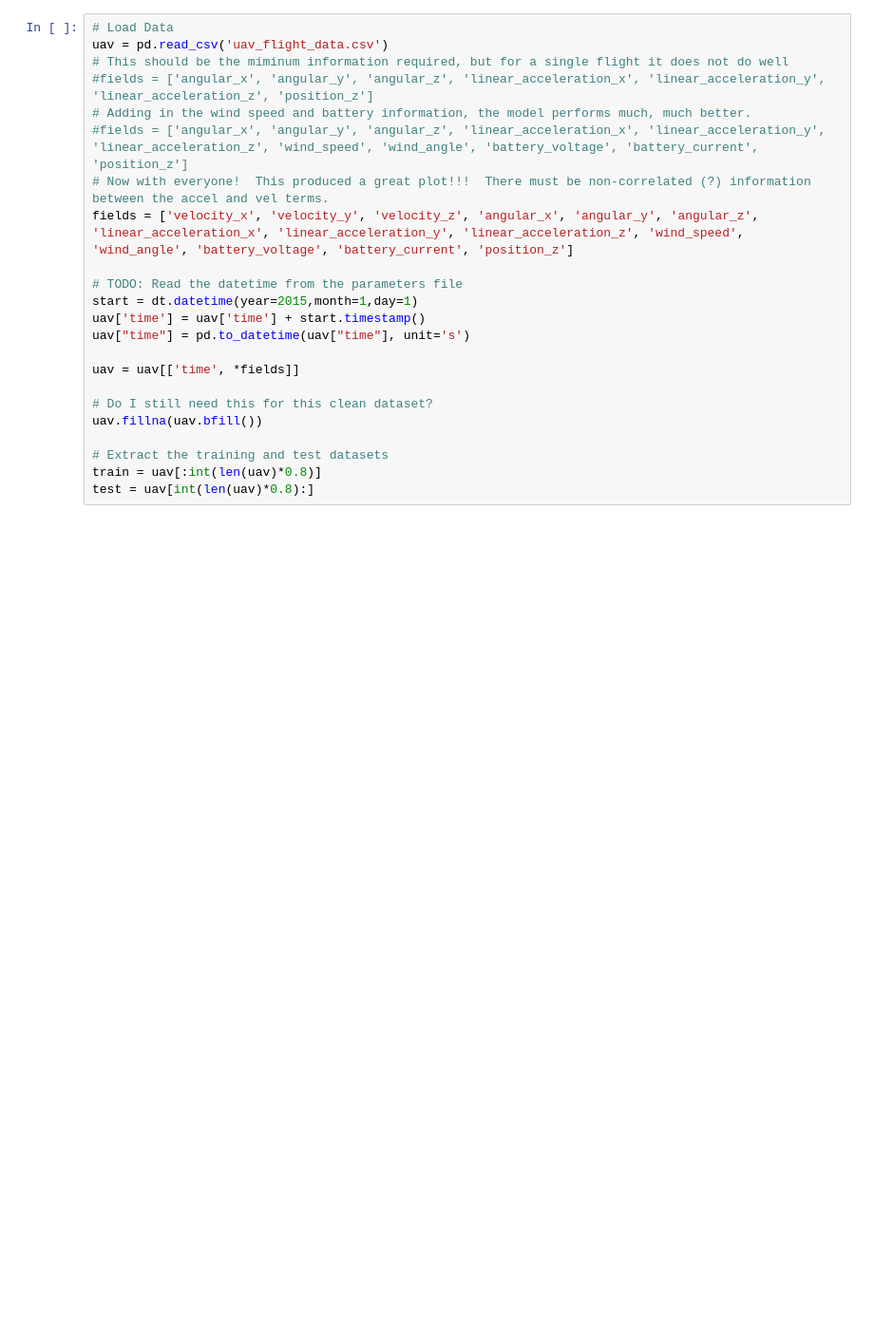
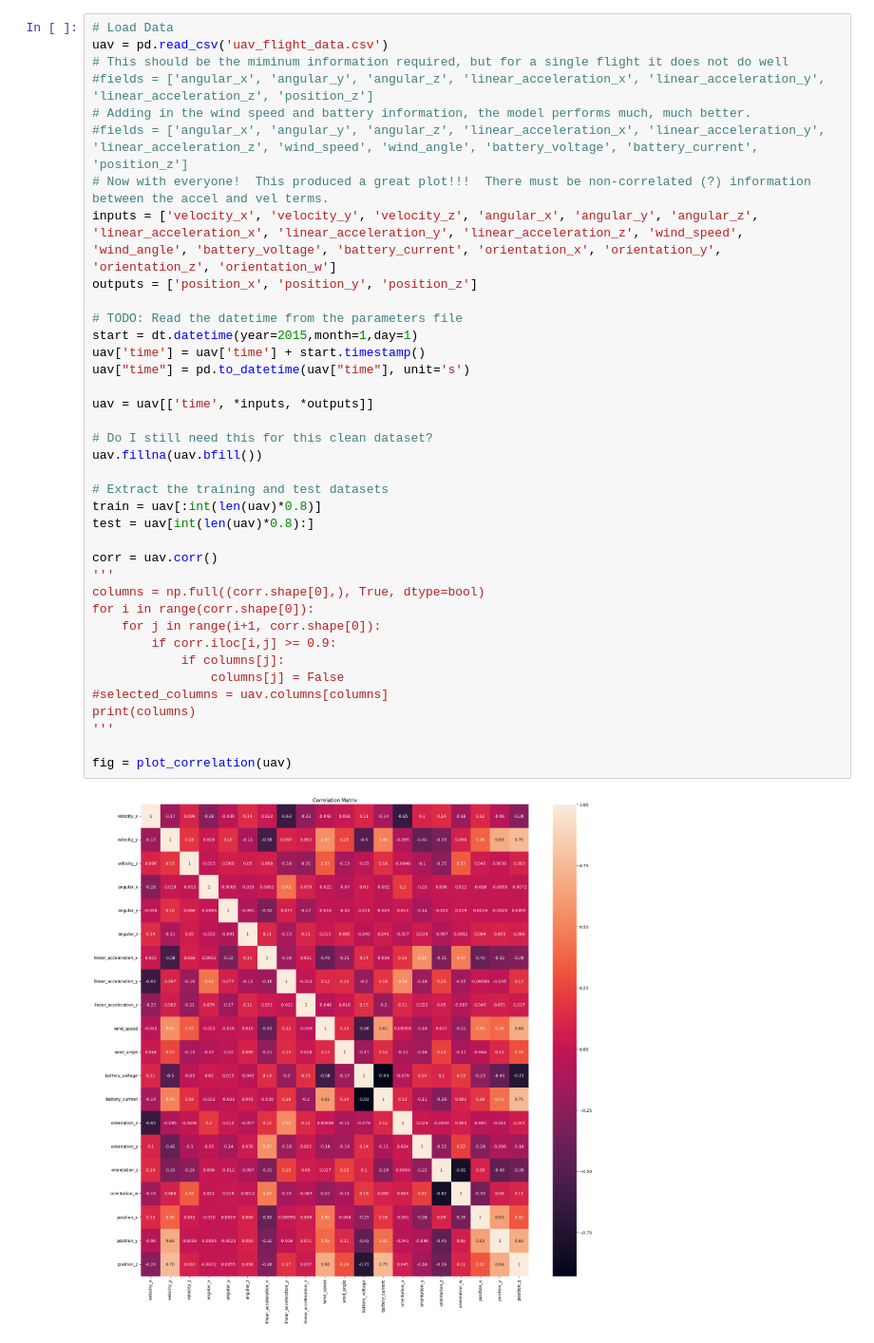
Before and after one commit to jeliser/sandbox, a Jupyter notebook: jupyter/deep_learning/uav_altitude/timeseries_deep_learning.ipynb, the cells around one changed output. Shown at 95% size. Drawn from its saved outputs; the diff is of its cells as text; blank space fills up the shorter version.

```diff
--- a/jupyter/deep_learning/uav_altitude/timeseries_deep_learning.ipynb
+++ b/jupyter/deep_learning/uav_altitude/timeseries_deep_learning.ipynb
@@ -30,23 +58,40 @@ def plot_history(history):
 # %%
 # Load Data
 uav = pd.read_csv('uav_flight_data.csv')
 # This should be the miminum information required, but for a single flight it does not do well
 #fields = ['angular_x', 'angular_y', 'angular_z', 'linear_acceleration_x', 'linear_acceleration_y', 'linear_acceleration_z', 'position_z']
 # Adding in the wind speed and battery information, the model performs much, much better.
 #fields = ['angular_x', 'angular_y', 'angular_z', 'linear_acceleration_x', 'linear_acceleration_y', 'linear_acceleration_z', 'wind_speed', 'wind_angle', 'battery_voltage', 'battery_current', 'position_z']
 # Now with everyone!  This produced a great plot!!!  There must be non-correlated (?) information between the accel and vel terms.
-fields = ['velocity_x', 'velocity_y', 'velocity_z', 'angular_x', 'angular_y', 'angular_z', 'linear_acceleration_x', 'linear_acceleration_y', 'linear_acceleration_z', 'wind_speed', 'wind_angle', 'battery_voltage', 'battery_current', 'position_z']
+inputs = ['velocity_x', 'velocity_y', 'velocity_z', 'angular_x', 'angular_y', 'angular_z', 'linear_acceleration_x', 'linear_acceleration_y', 'linear_acceleration_z', 'wind_speed', 'wind_angle', 'battery_voltage', 'battery_current', 'orientation_x', 'orientation_y', 'orientation_z', 'orientation_w']
+outputs = ['position_x', 'position_y', 'position_z']
 
 # TODO: Read the datetime from the parameters file
 start = dt.datetime(year=2015,month=1,day=1)
 uav['time'] = uav['time'] + start.timestamp()
 uav["time"] = pd.to_datetime(uav["time"], unit='s')
 
-uav = uav[['time', *fields]]
+uav = uav[['time', *inputs, *outputs]]
 
 # Do I still need this for this clean dataset?
 uav.fillna(uav.bfill())
 
 # Extract the training and test datasets
 train = uav[:int(len(uav)*0.8)]
 test = uav[int(len(uav)*0.8):]
+
+corr = uav.corr()
+'''
+columns = np.full((corr.shape[0],), True, dtype=bool)
+for i in range(corr.shape[0]):
+    for j in range(i+1, corr.shape[0]):
+        if corr.iloc[i,j] >= 0.9:
+            if columns[j]:
+                columns[j] = False
+#selected_columns = uav.columns[columns]
+print(columns)
+'''
+
+fig = plot_correlation(uav)
+# %% [output]
+[figure, added]
```
Also changed, not shown: parts of 11 cells of this notebook, 1 other file.
